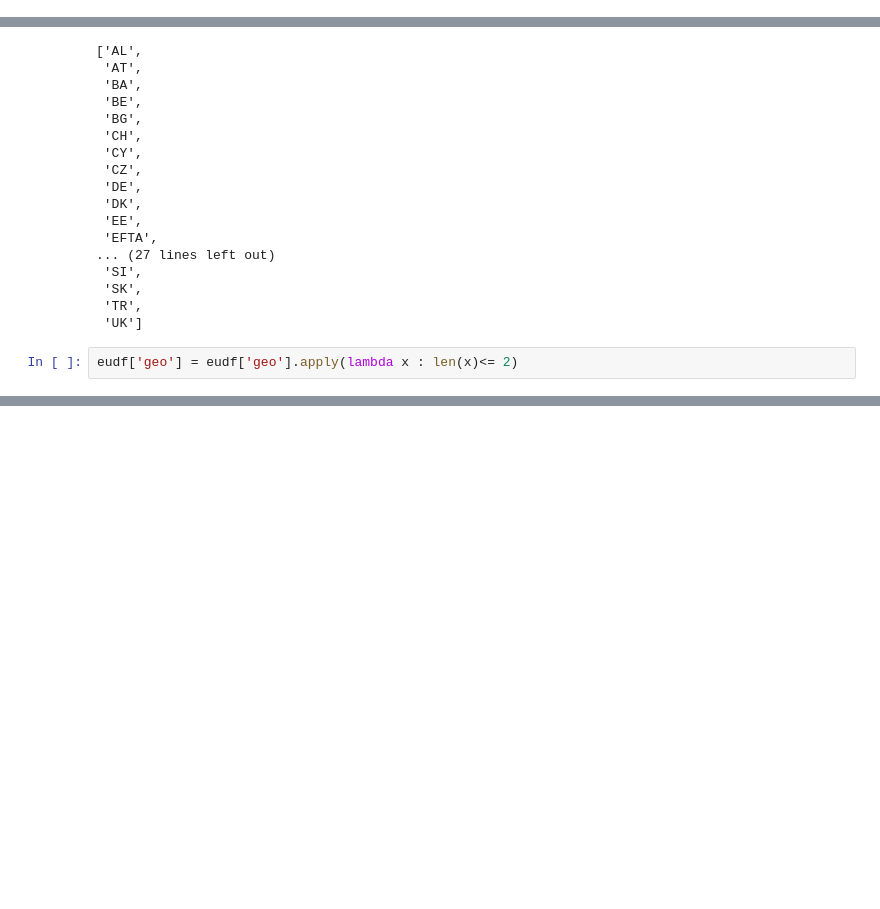
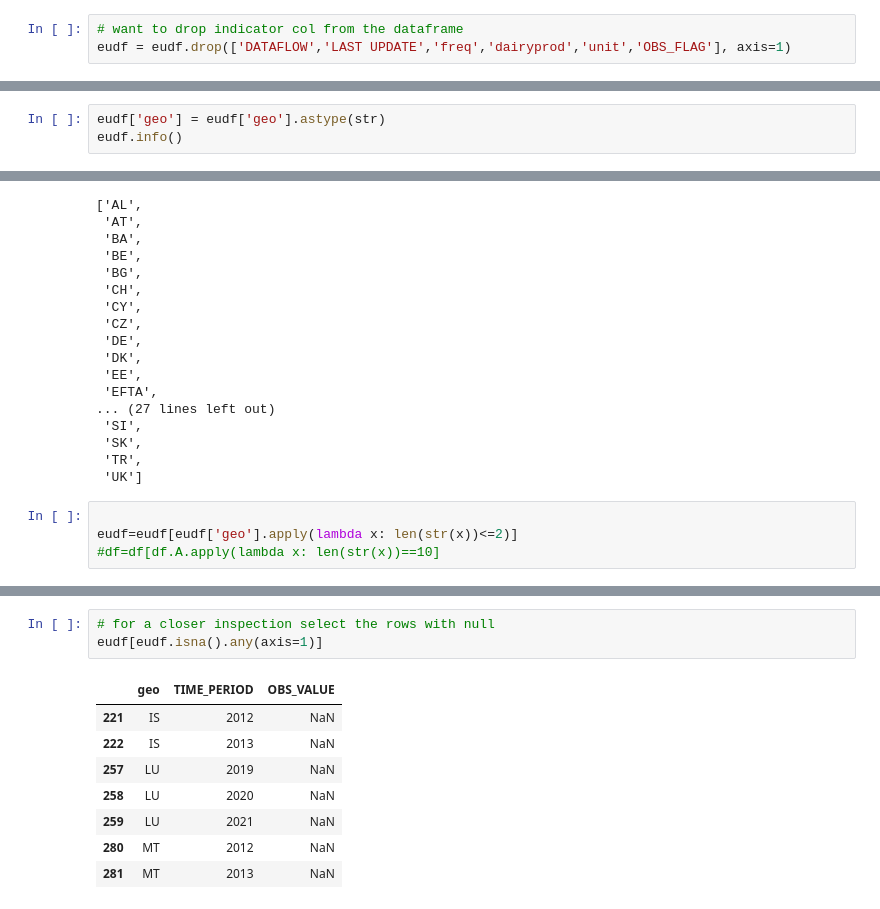
Before and after one commit to sba22169/MSC_DA_CA2, a Jupyter notebook: AD_MSC_CA2.ipynb, the cells around one changed output, grey strips where cells are left out. Saved outputs shown, nothing was run; the diff lists cells and outputs as text; blank space fills up the shorter version.

Commit message:
Milk Production DF
added apro_mk_cola_page_linear.csv and explored the dataframe, perfrom basic EDA with aim to map milk production in the EU over time

```diff
--- a/AD_MSC_CA2.ipynb
+++ b/AD_MSC_CA2.ipynb
@@ -216,6 +209,9 @@ eudf.head()
 | 2 | ESTAT:APRO_MK_COLA$DEFAULTVIEW(1.0) | 30/11/22 23:00:00 | A | D1110D | THS_T | AL | 2019 | 56.82 | NaN |
 | 3 | ESTAT:APRO_MK_COLA$DEFAULTVIEW(1.0) | 30/11/22 23:00:00 | A | D1110D | THS_T | AL | 2020 | 56.27 | NaN |
 | 4 | ESTAT:APRO_MK_COLA$DEFAULTVIEW(1.0) | 30/11/22 23:00:00 | A | D1110D | THS_T | AL | 2021 | 58.94 | NaN |
+# %%
+# want to drop indicator col from the dataframe
+eudf = eudf.drop(['DATAFLOW','LAST UPDATE','freq','dairyprod','unit','OBS_FLAG'], axis=1)
 # %%
 eudf.info()
 # %% [output]
@@ -237,0 +228,3 @@ memory usage: 28.0+ KB
+# %%
+eudf['geo'] = eudf['geo'].astype(str)
+eudf.info()
@@ -257,5 +261,7 @@ uniqueValsList
  'TR',
  'UK']
 # %%
-eudf['geo'] = eudf['geo'].apply(lambda x : len(x)<= 2)
+
+eudf=eudf[eudf['geo'].apply(lambda x: len(str(x))<=2)]
+#df=df[df.A.apply(lambda x: len(str(x))==10]
 # %%
@@ -266,2 +312,14 @@ uniqueValsList
+# %%
+# for a closer inspection select the rows with null
+eudf[eudf.isna().any(axis=1)]
+# %% [output]
+|  | geo | TIME_PERIOD | OBS_VALUE |
+| 221 | IS | 2012 | NaN |
+| 222 | IS | 2013 | NaN |
+| 257 | LU | 2019 | NaN |
+| 258 | LU | 2020 | NaN |
+| 259 | LU | 2021 | NaN |
+| 280 | MT | 2012 | NaN |
+| 281 | MT | 2013 | NaN |
 # %%
 import plotly.express as px
```
Also changed, not shown: parts of 10 cells of this notebook, 1 other file.
